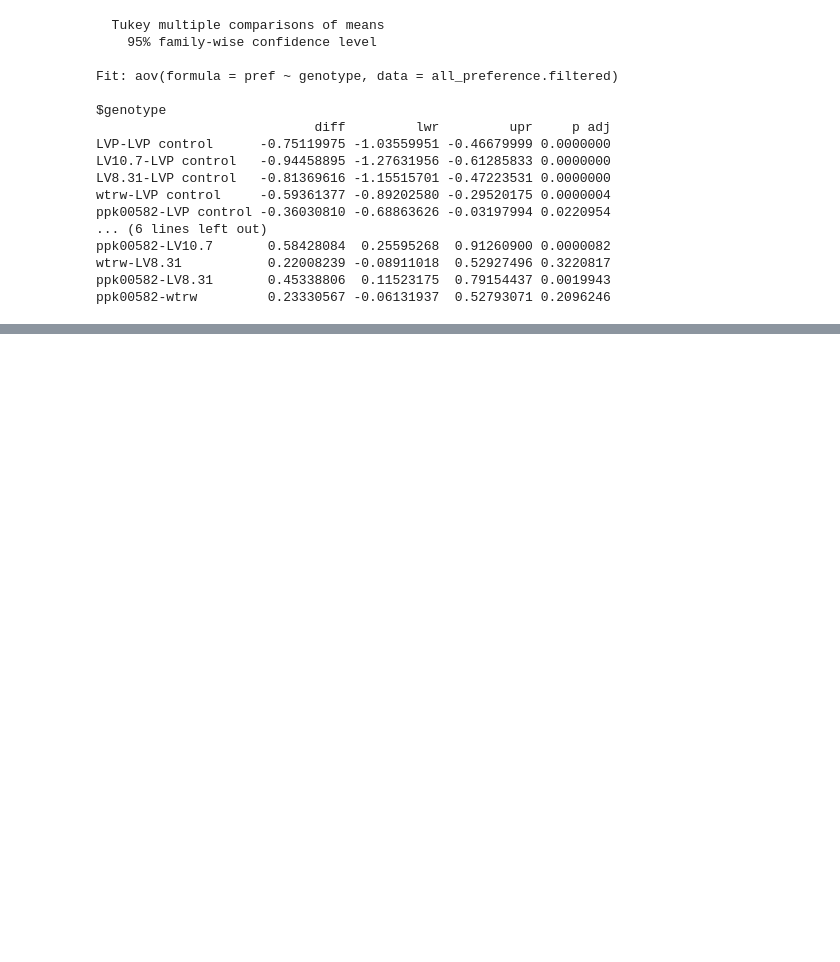
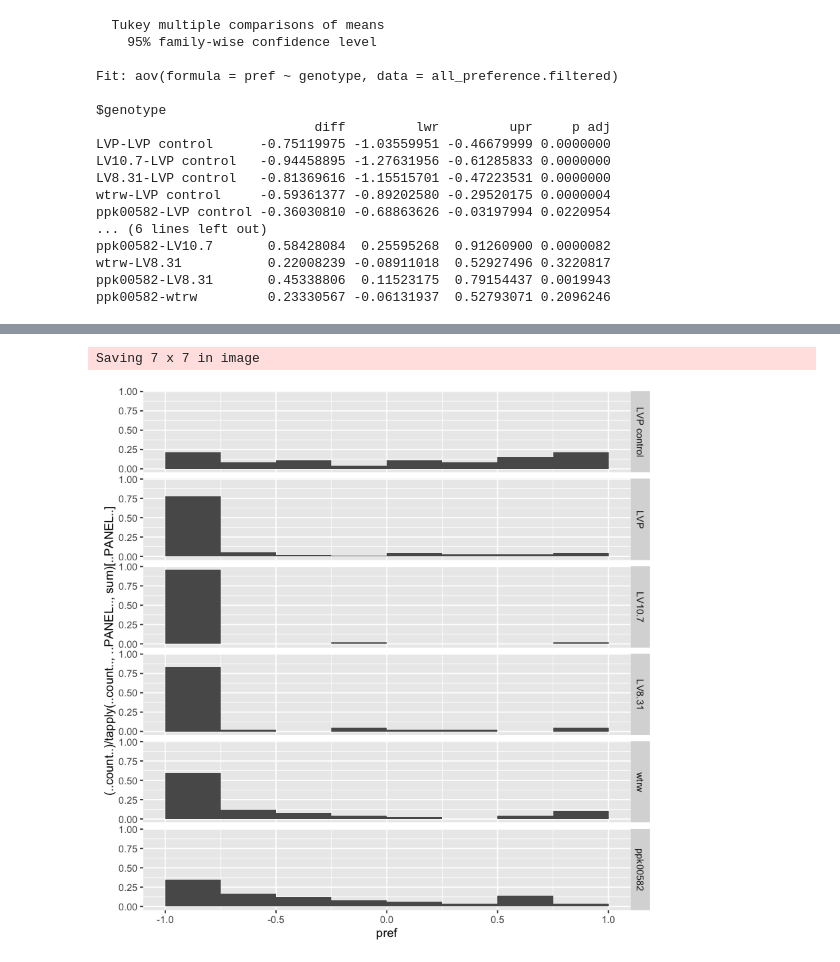
Before and after one commit to bnmtthws/eggCount, a Jupyter notebook: eggCount-plotting.ipynb, the cells around one changed output, grey strips where cells are left out. Drawn from its saved outputs; the diff is of its cells as text; code cells hidden in the pictures; blank space fills up the shorter version.

```diff
--- a/eggCount-plotting.ipynb
+++ b/eggCount-plotting.ipynb
@@ -99,29 +166,0 @@ Saving 7 x 7 in image
-# %%
-#### A
-A150 <- read.csv('~/Dropbox/sdworkin2016/A_150.csv')
-A150$pref_index <- as.numeric(as.character(A150$pref_index))
-pref_A150 <- data.frame('genotype' = 'ppk00582', 'pref' = A150[!is.na(A150$pref_index),]$pref_index, 'pixels' = A150[!is.na(A150$pref_index),]$total_pixels)
-
-#### B
-B150 <- read.csv('~/Dropbox/sdworkin2016/B_150.csv')
-B150$pref_index <- as.numeric(as.character(B150$pref_index))
-pref_B150 <- data.frame('genotype' = 'wtrw', 'pref' = B150[!is.na(B150$pref_index),]$pref_index, 'pixels' = B150[!is.na(B150$pref_index),]$total_pixels)
-
-#### C
-C150 <- read.csv('~/Dropbox/sdworkin2016/C_150.csv')
-C150$pref_index <- as.numeric(as.character(C150$pref_index))
-pref_C150 <- data.frame('genotype' = 'LVP', 'pref' = C150[!is.na(C150$pref_index),]$pref_index, 'pixels' = C150[!is.na(C150$pref_index),]$total_pixels)
-
-
-all_preference_150 <- rbind(pref_A150,pref_B150,pref_C150)
-all_preference_150$genotype <- factor(all_preference_150$genotype, levels = c("LVP","wtrw","ppk00582"))
-all_preference_150.filtered <- all_preference_150[all_preference_150$pixels > 150,]
-
-preference_plot <- ggplot(data=all_preference_150,aes(x=genotype,y=pref)) + geom_point()
-pixel_plot <- ggplot(data=all_preference_150,aes(x=genotype,y=pixels)) + geom_point()
-
-preference_plot.filtered <- ggplot(data=all_preference_150.filtered,aes(x=genotype,y=pref)) + geom_point()
-pixel_plot.filtered <- ggplot(data=all_preference_150.filtered,aes(x=genotype,y=pixels)) + geom_point()
-
-preference_plot.filtered.jitter <- ggplot(data=all_preference_150.filtered,aes(x=genotype,y=pref,colour=pixels)) + geom_jitter(width=0.5,alpha=0.5)
-preference_plot.filtered.violin <- ggplot(data=all_preference_150.filtered,aes(x=genotype,y=pref)) + geom_violin() + geom_jitter(width=0.5,alpha=0.5,aes(colour=genotype))
@@ -135,0 +169,7 @@ Saving 7 x 7 in image
+# %%
+preference_plot.filtered.hist <- ggplot(data=all_preference.filtered,aes(group=genotype,x=pref)) + geom_histogram(aes(y = (..count..)/tapply(..count..,..PANEL..,sum)[..PANEL..]),breaks=seq(-1, 1, by=.25)) + facet_grid(genotype~.)
+ggsave(filename='histogram_percent.pdf',plot = preference_plot.filtered.hist)
+preference_plot.filtered.hist
+# %% [output]
+Saving 7 x 7 in image
+[figure, added]
```
Also changed, not shown: parts of 9 cells of this notebook, 3 other files.
